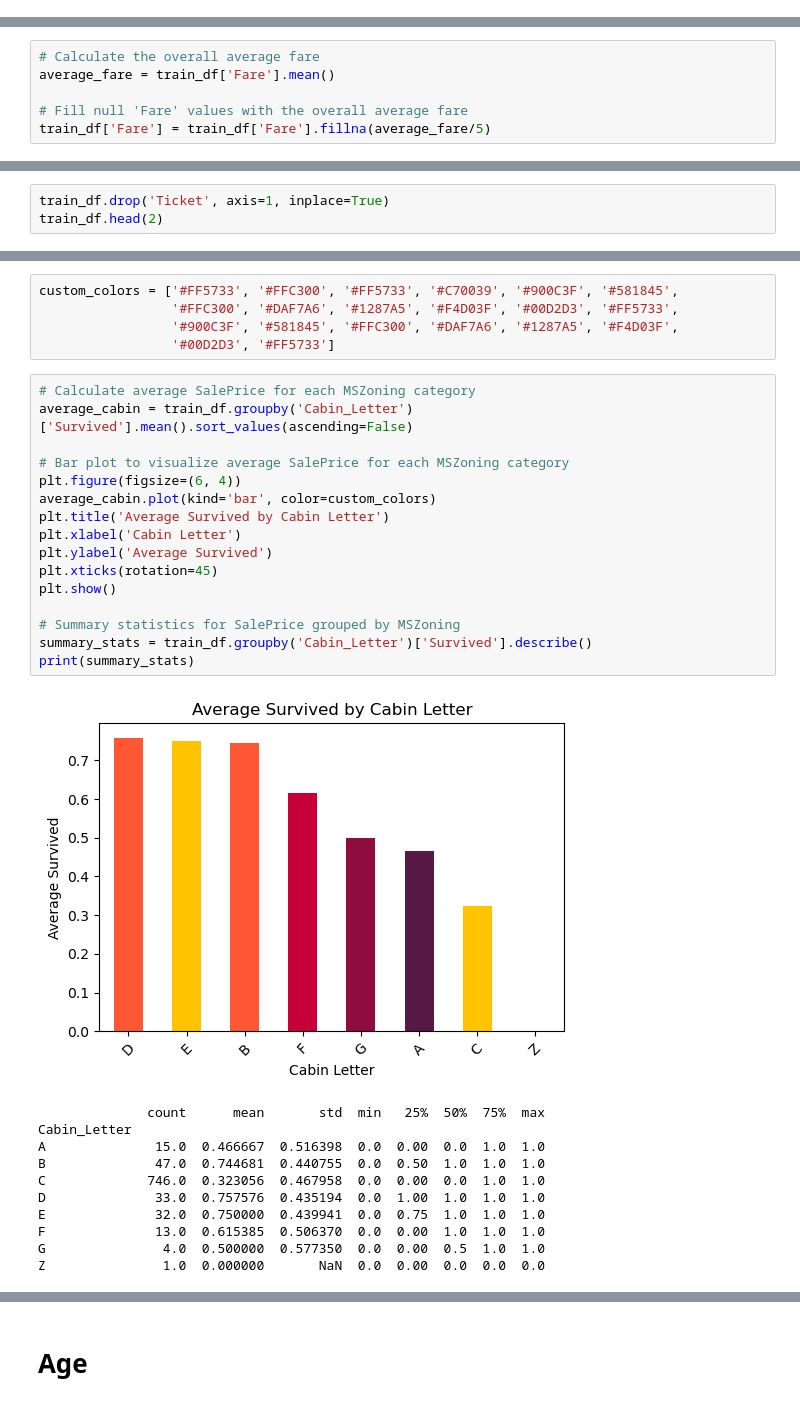
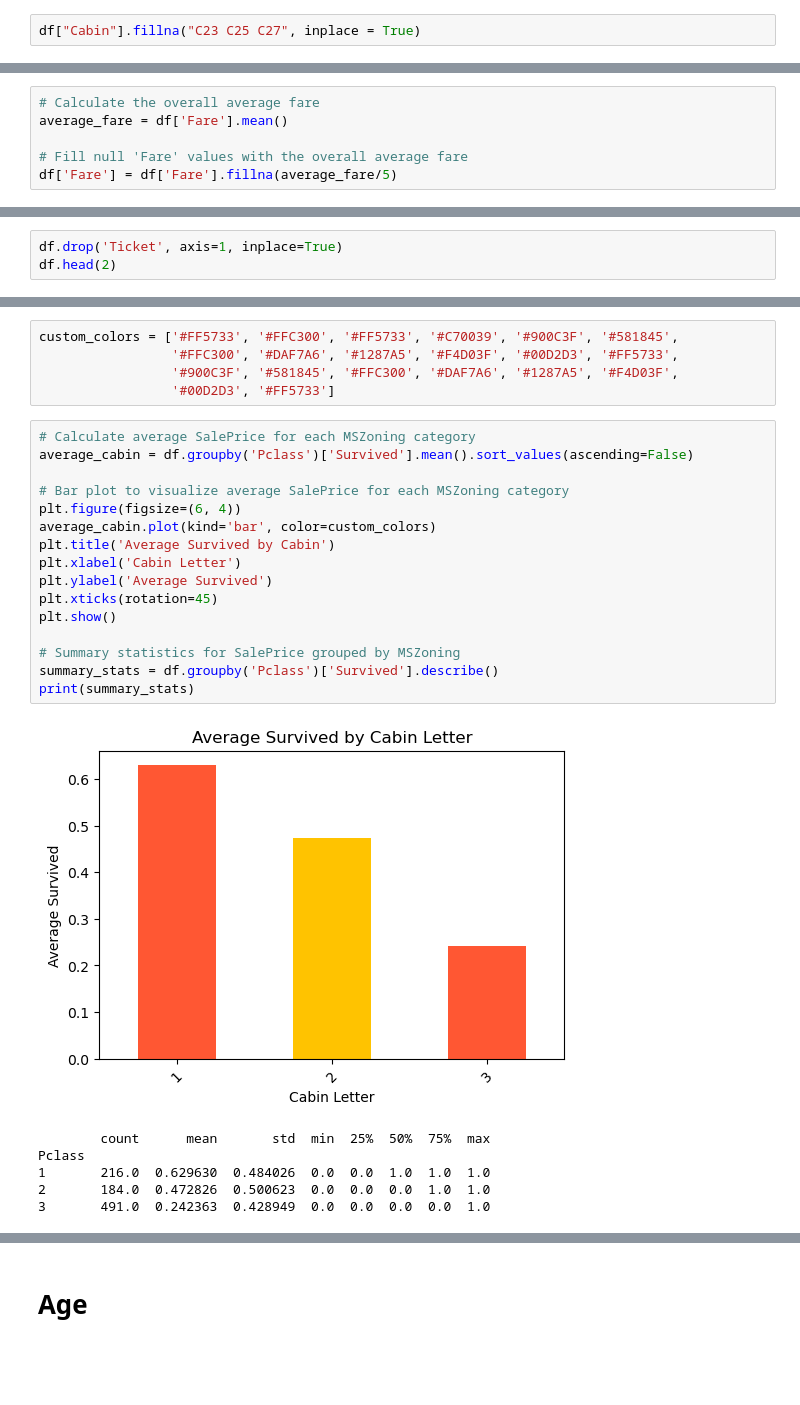
Before and after one commit to Puru2016/internship, a Jupyter notebook: project_discussion_3/Titanic_survived_Project.ipynb, the cells around one changed output, grey strips where cells are left out. Saved outputs shown, nothing was run; the diff lists cells and outputs as text; blank space fills up the shorter version.

```diff
--- a/project_discussion_3/Titanic_survived_Project.ipynb
+++ b/project_discussion_3/Titanic_survived_Project.ipynb
@@ -143,3 +154,5 @@ df['Embarked']=df['Embarked'].fillna(df['Embarked'].mode()[0])
+# %%
+df["Cabin"].fillna("C23 C25 C27", inplace = True)
 # %%
 df.isnull().sum()
 # %% [output]
@@ -324,9 +200,9 @@ train_df.head(2)
 # Embarked
 # %%
 # Calculate the overall average fare
-average_fare = train_df['Fare'].mean()
+average_fare = df['Fare'].mean()
 
 # Fill null 'Fare' values with the overall average fare
-train_df['Fare'] = train_df['Fare'].fillna(average_fare/5)
+df['Fare'] = df['Fare'].fillna(average_fare/5)
 # %%
 # Group by 'Embarked' and calculate frequency and mean of 'Fare'
@@ -356,4 +229,4 @@ train_df['Embarked'] = train_df['Embarked'].fillna('C')
 # %%
-train_df.drop('Ticket', axis=1, inplace=True)
-train_df.head(2)
+df.drop('Ticket', axis=1, inplace=True)
+df.head(2)
 # %% [output]
@@ -373,29 +240,24 @@ custom_colors = ['#FF5733', '#FFC300', '#FF5733', '#C70039', '#900C3F', '#581845
                  '#00D2D3', '#FF5733']
 # %%
 # Calculate average SalePrice for each MSZoning category
-average_cabin = train_df.groupby('Cabin_Letter')['Survived'].mean().sort_values(ascending=False)
+average_cabin = df.groupby('Pclass')['Survived'].mean().sort_values(ascending=False)
 
 # Bar plot to visualize average SalePrice for each MSZoning category
 plt.figure(figsize=(6, 4))
 average_cabin.plot(kind='bar', color=custom_colors)
-plt.title('Average Survived by Cabin Letter')
+plt.title('Average Survived by Cabin')
 plt.xlabel('Cabin Letter')
 plt.ylabel('Average Survived')
 plt.xticks(rotation=45)
 plt.show()
 
 # Summary statistics for SalePrice grouped by MSZoning
-summary_stats = train_df.groupby('Cabin_Letter')['Survived'].describe()
+summary_stats = df.groupby('Pclass')['Survived'].describe()
 print(summary_stats)
 # %% [output]
-[figure, old version]
+[figure, new version]
-              count      mean       std  min   25%  50%  75%  max
-Cabin_Letter
-A              15.0  0.466667  0.516398  0.0  0.00  0.0  1.0  1.0
-B              47.0  0.744681  0.440755  0.0  0.50  1.0  1.0  1.0
-C             746.0  0.323056  0.467958  0.0  0.00  0.0  1.0  1.0
-D              33.0  0.757576  0.435194  0.0  1.00  1.0  1.0  1.0
-E              32.0  0.750000  0.439941  0.0  0.75  1.0  1.0  1.0
-F              13.0  0.615385  0.506370  0.0  0.00  1.0  1.0  1.0
-G               4.0  0.500000  0.577350  0.0  0.00  0.5  1.0  1.0
-Z               1.0  0.000000       NaN  0.0  0.00  0.0  0.0  0.0
+        count      mean       std  min  25%  50%  75%  max
+Pclass
+1       216.0  0.629630  0.484026  0.0  0.0  1.0  1.0  1.0
+2       184.0  0.472826  0.500623  0.0  0.0  0.0  1.0  1.0
+3       491.0  0.242363  0.428949  0.0  0.0  0.0  0.0  1.0
```
Also changed, not shown: parts of 59 cells of this notebook.
